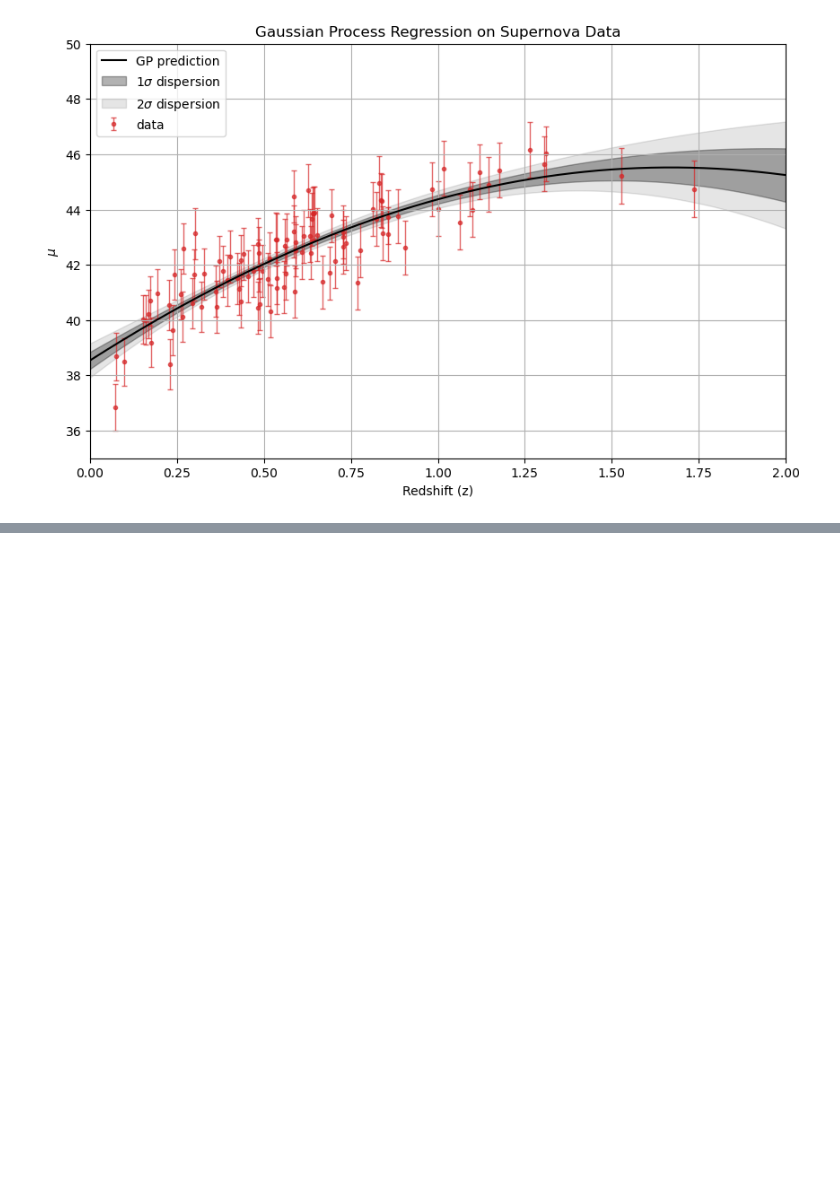
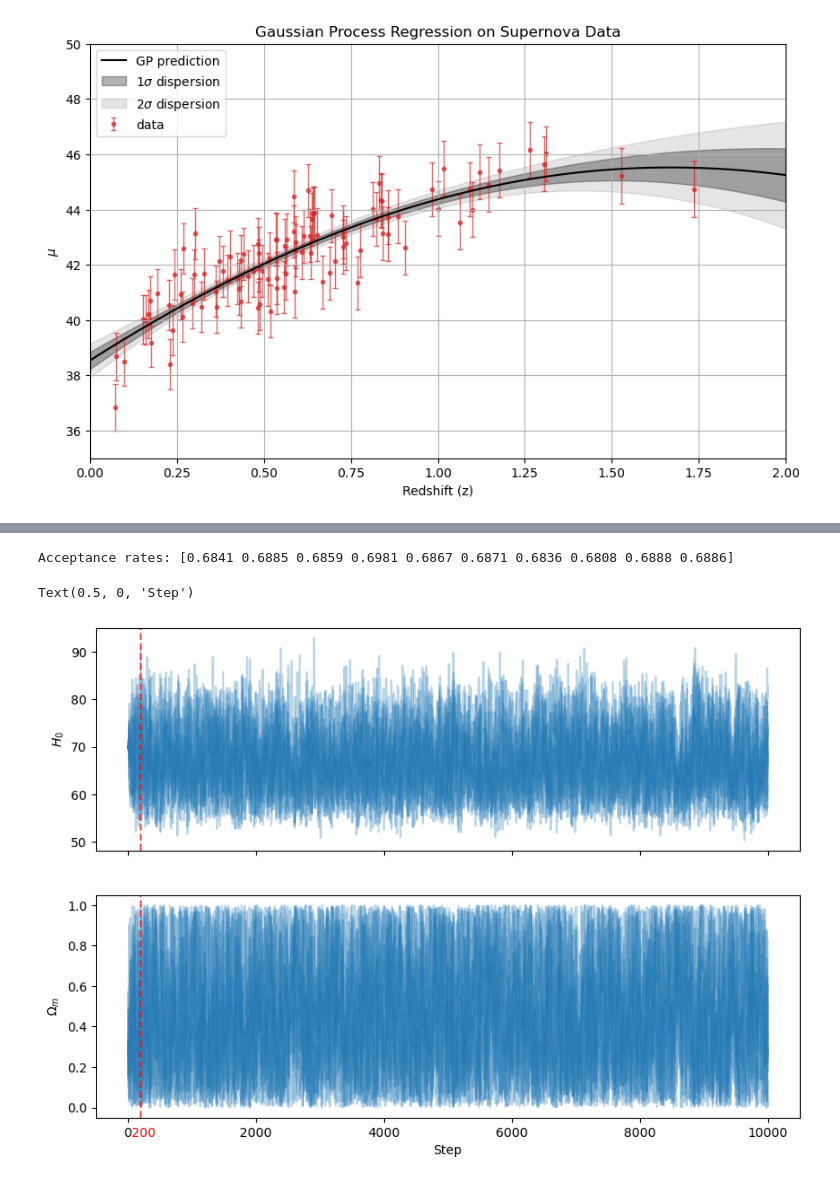
Before and after one commit to NiccoManto01/ilovegit, a Jupyter notebook: Lezioni/Lezione_18/super2.ipynb, the cells around one changed output, grey strips where cells are left out. Cells and saved outputs as stored; diff of their text form; code cells hidden in the pictures; blank space fills up the shorter version.

```diff
--- a/Lezioni/Lezione_18/super2.ipynb
+++ b/Lezioni/Lezione_18/super2.ipynb
@@ -65,0 +92,36 @@ ax3.legend()
+# %%
+ndim = 2
+nwalkers = 10
+nsteps = 10000
+np.random.seed(42)
+
+
+starting_guesses = np.array([70, 0.3]) + 1e-1*np.random.randn(nwalkers, ndim)
+sampler = emcee.EnsembleSampler(nwalkers, ndim, LogPosterior, args=(z_sample, mu_sample, dmu))
+sampler.run_mcmc(starting_guesses, nsteps, progress=True)
+acceptance_rates = sampler.acceptance_fraction
+print("Acceptance rates:", acceptance_rates)
+emcee_trace  = sampler.get_chain()
+# %% [output]
+Acceptance rates: [0.6841 0.6885 0.6859 0.6981 0.6867 0.6871 0.6836 0.6808 0.6888 0.6886]
+# %%
+burn = 200
+fig1, ax1 = plt.subplots(ndim, figsize=(10, 7), sharex=True)
+labels = [r"$H_0$", r"$\Omega_m$"]
+steps = np.arange(nsteps)
+for i in range(ndim):
+    ax1[i].plot(steps, emcee_trace[:,:, i], alpha=0.3, color ='#1f77b4')
+    ax1[i].axvline(x=burn, color='red', linestyle='--', alpha=0.7)
+    if i == ndim - 1:
+        ax1[i].annotate(f'{burn}',
+                         xy=(burn, ax1[i].get_ylim()[0]),     # x pos, bottom of y-axis
+                         xytext=(-7,-7),
+                         textcoords='offset points',
+                         ha='left', va='top',
+                         fontsize=10, color='red',
+        )
+    ax1[i].set_ylabel(labels[i])
+ax1[-1].set_xlabel("Step")
+# %% [output]
+Text(0.5, 0, 'Step')
+[figure, added]
```
Also changed, not shown: parts of 7 cells of this notebook, 1 other file.
